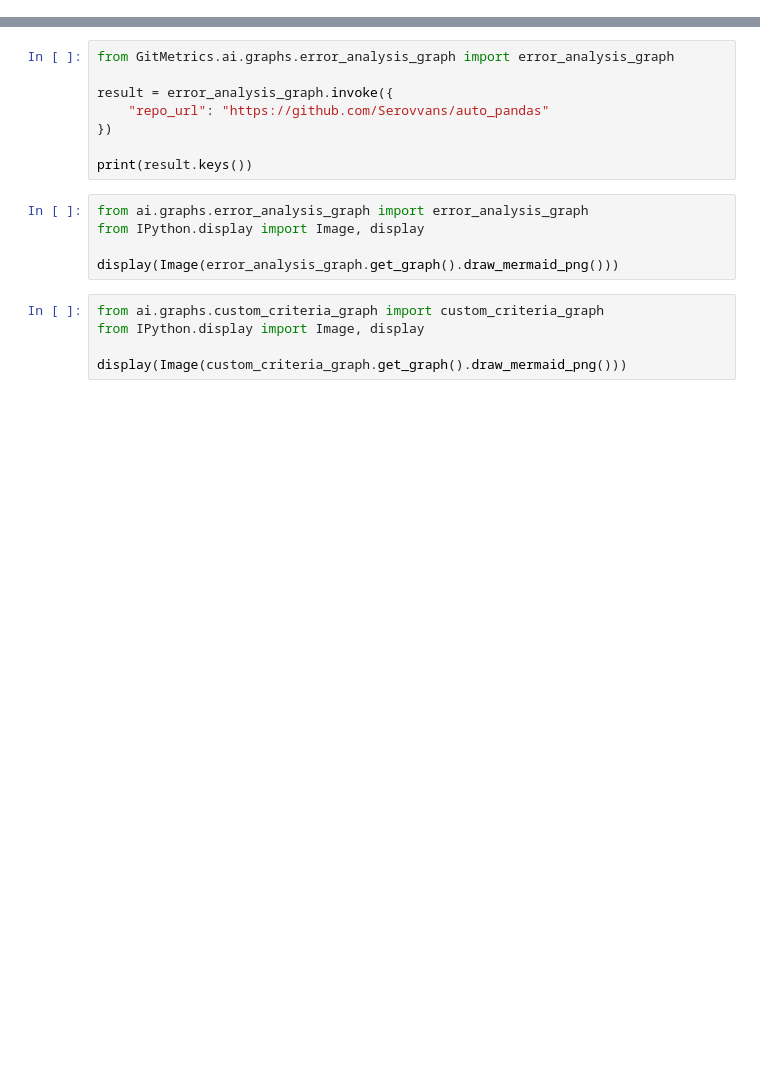
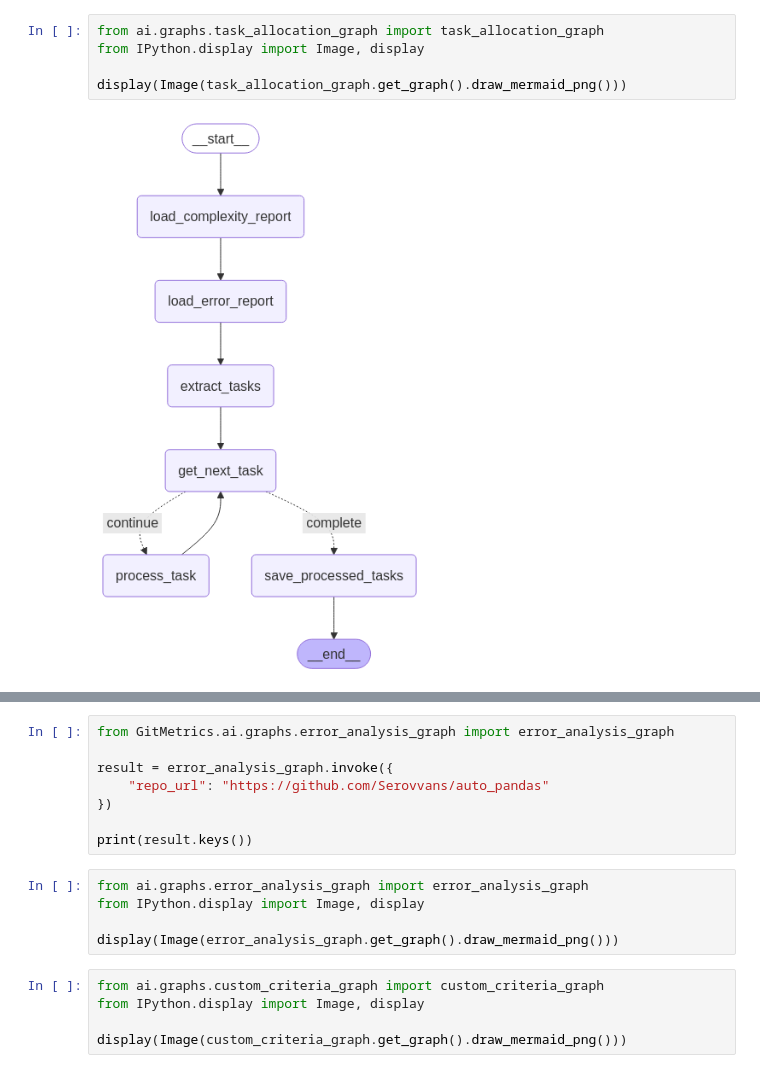
Before and after one commit to Serovvans/GitMetrics, a Jupyter notebook: main.ipynb, the cells around one changed output, grey strips where cells are left out. Drawn from its saved outputs; the diff is of its cells as text; blank space fills up the shorter version.

```diff
--- a/main.ipynb
+++ b/main.ipynb
@@ -0,0 +1,7 @@
+# %%
+from ai.graphs.task_allocation_graph import task_allocation_graph
+from IPython.display import Image, display
+
+display(Image(task_allocation_graph.get_graph().draw_mermaid_png()))
+# %% [output]
+[figure, added]
```
Also changed, not shown: parts of 6 cells of this notebook, 22 other files.
